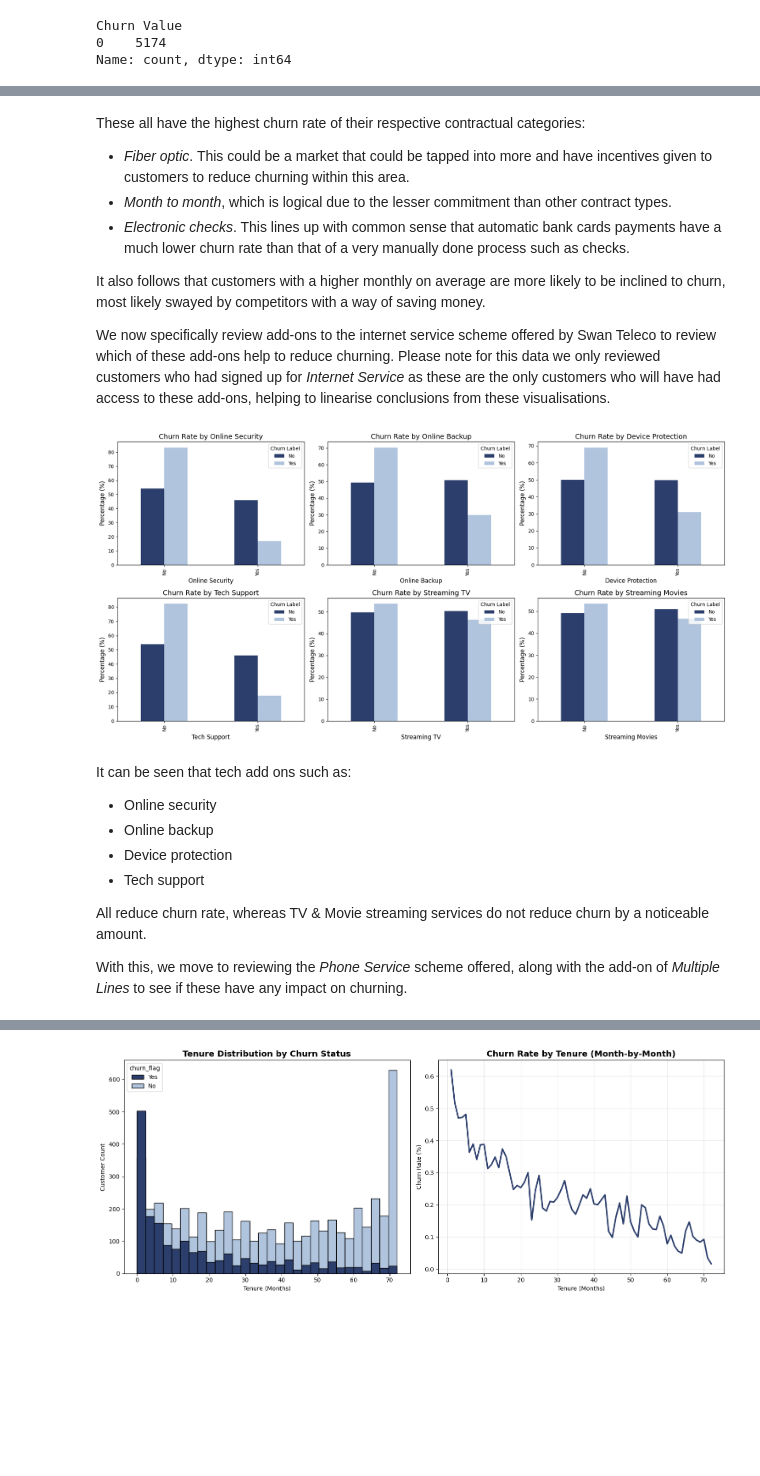
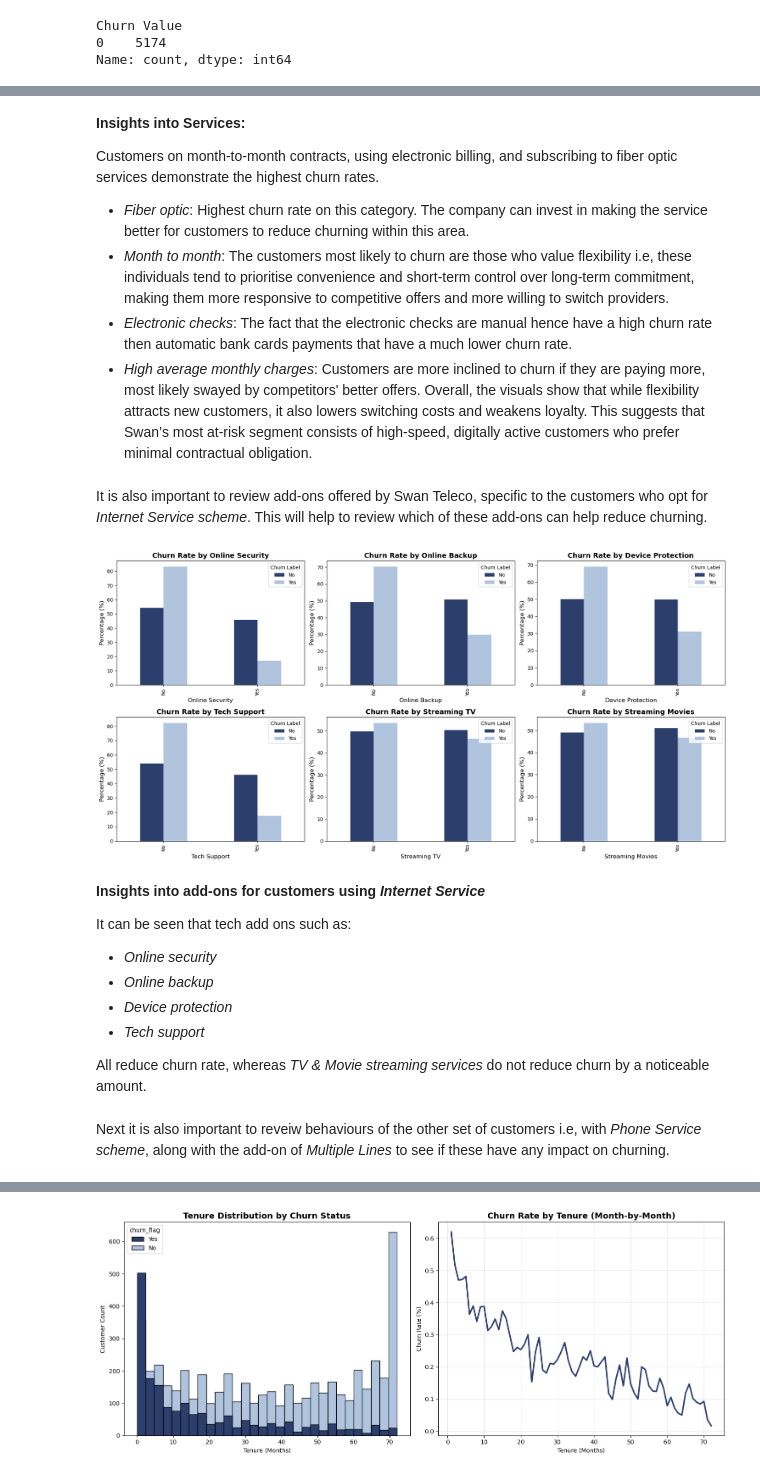
Before and after one commit to kirilvino/Swan-Project-Team-7, a Jupyter notebook: SwanMaster.ipynb, the cells around one changed output, grey strips where cells are left out. Drawn from its saved outputs; the diff is of its cells as text; code cells hidden in the pictures; blank space fills up the shorter version.

```diff
--- a/SwanMaster.ipynb
+++ b/SwanMaster.ipynb
@@ -85,5 +99,5 @@ Below, we visualise the relationships between different properties of people, be
 # %%
-#Demographic Analysis - Cool Visualizations
+# Demographic Analysis
 columns = ['Gender', 'Senior Citizen', 'Partner', 'Dependents']
 fig, axes = plt.subplots(2, 2, figsize=(15, 12))
 axes = axes.flatten()
@@ -96,7 +110,7 @@ for idx, (col) in enumerate(columns):
     crosstab.plot(kind='bar', ax=axes[idx], color=two_palette[:len(crosstab.columns)])
 
     # Set titles and labels
-    axes[idx].set_title('Churn Rate by ' + col, fontsize=14)
+    axes[idx].set_title('Churn Rate by ' + col, fontsize=14, fontweight='bold')
     axes[idx].set_xlabel(col, fontsize=12)
     # We use percentages so that the data is  scaled appropriately.
     axes[idx].set_ylabel('Percentage (%)', fontsize=12)
@@ -115,5 +130,5 @@ We now proceed to visualise and review how different contractual/financial oblig
 # %%
-# Payments and Internet Service Graphs
+# Payment Method, Internet Service & Contract type Analysis
 columns = ['Internet Service', 'Contract', 'Payment Method']
 # Service Analysis
 fig, axes = plt.subplots(2, 2, figsize=(16, 12))
@@ -127,7 +142,7 @@ for idx, (col) in enumerate(columns):
     crosstab.plot(kind='bar', ax=axes[idx], color=two_palette[:len(crosstab.columns)])
 
     # Set titles and labels
-    axes[idx].set_title('Churn Rate by ' + col, fontsize=14)
+    axes[idx].set_title('Churn Rate by ' + col, fontsize=14, fontweight='bold')
     axes[idx].set_xlabel(col, fontsize=12)
     # We use percentages so that the data is  scaled appropriately.
     axes[idx].set_ylabel('Percentage (%)', fontsize=12)
@@ -144,50 +159,54 @@ plt.show()
 # %% [markdown]
-These all have the highest churn rate of their respective contractual categories:
-- *Fiber optic*. This could be a market that could be tapped into more and have incentives given to customers to reduce churning within this area.
-- *Month to month*, which is logical due to the lesser commitment than other contract types.
-- *Electronic checks*. This lines up with common sense that automatic bank cards payments have a much lower churn rate than that of a very manually done process such as checks.
+<b>Insights into Services:
 
-It also follows that customers with a higher monthly on average are more likely to be inclined to churn, most likely swayed by competitors with a way of saving money.
-
-We now specifically review add-ons to the internet service scheme offered by Swan Teleco to review which of these add-ons help to reduce churning. Please note for this data we only reviewed customers who had signed up for *Internet Service* as these are the only customers who will have had access to these add-ons, helping to linearise conclusions from these visualisations.
+Customers on month-to-month contracts, using electronic billing, and subscribing to fiber optic services demonstrate the highest churn rates.
+- *Fiber optic*: Highest churn rate on this category. The company can invest in making the service better for customers to reduce churning within this area.
+- *Month to month*: The customers most likely to churn are those who value flexibility i.e, these individuals tend to prioritise convenience and short-term control over long-term commitment, making them more responsive to competitive offers and more willing to switch providers.
+- *Electronic checks*: The fact that the electronic checks are manual hence have a high churn rate then automatic bank cards payments that have a much lower churn rate.
+- *High average monthly charges*: Customers are more inclined to churn if they are paying more, most likely swayed by competitors' better offers.
+Overall, the visuals show that while flexibility attracts new customers, it also lowers switching costs and weakens loyalty. This suggests that Swan’s most at-risk segment consists of high-speed, digitally active customers who prefer minimal contractual obligation.
+# %% [markdown]
+It is also important to review add-ons offered by Swan Teleco, specific to the customers who opt for *Internet Service scheme*. This will help to review which of these add-ons can help reduce churning.
 # %%
-# Columns to analyze
+# Add on columns to analyze
 columns = ['Online Security', 'Online Backup', 'Device Protection', 'Tech Support','Streaming TV', 'Streaming Movies']
 
 # Create subplots
 fig, axes = plt.subplots(2, 3, figsize=(18, 9))
 axes = axes.flatten()
 
 # Remove rows where InternetService is 'No'
 df_internet = df[df['Internet Service'] != 'No']
 
 # Loop through columns
 for idx, (col) in enumerate(columns):
     # Calculate crosstab with percentages
     crosstab = pd.crosstab(df_internet[col], df_internet['churn_flag'], normalize='columns') * 100
 
     # Create bar plot
     crosstab.plot(kind='bar', ax=axes[idx], color=two_palette[:len(crosstab.columns)])
 
     # Set titles and labels
-    axes[idx].set_title('Churn Rate by ' + col, fontsize=14)
+    axes[idx].set_title('Churn Rate by ' + col, fontsize=14, fontweight='bold')
     axes[idx].set_xlabel(col, fontsize=12)
     # We use percentages so that the data is  scaled appropriately.
     axes[idx].set_ylabel('Percentage (%)', fontsize=12)
     axes[idx].legend(title='Churn Label', loc='upper right', fontsize=10)
 
 plt.tight_layout()
 plt.show()
 # %% [output]
-[figure, old version]
+[figure, new version]
 # %% [markdown]
+<b> Insights into add-ons for customers using *Internet Service*
+
 It can be seen that tech add ons such as:
-- Online security
-- Online backup
-- Device protection
-- Tech support
+- *Online security*
+- *Online backup*
+- *Device protection*
+- *Tech support*
 
-All reduce churn rate, whereas TV & Movie streaming services do not reduce churn by a noticeable amount.
-
-With this, we move to reviewing the *Phone Service* scheme offered, along with the add-on of *Multiple Lines* to see if these have any impact on churning.
+All reduce churn rate, whereas *TV & Movie streaming services* do not reduce churn by a noticeable amount.
+# %% [markdown]
+Next it is also important to reveiw behaviours of the other set of customers i.e, with *Phone Service scheme*, along with the add-on of *Multiple Lines* to see if these have any impact on churning.
 # %%
```
Also changed, not shown: parts of 30 cells of this notebook.
